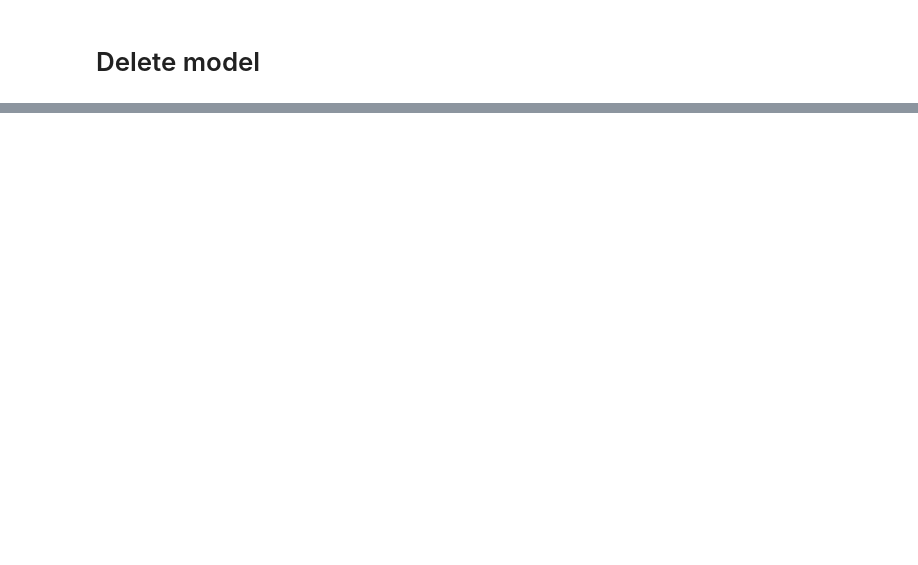
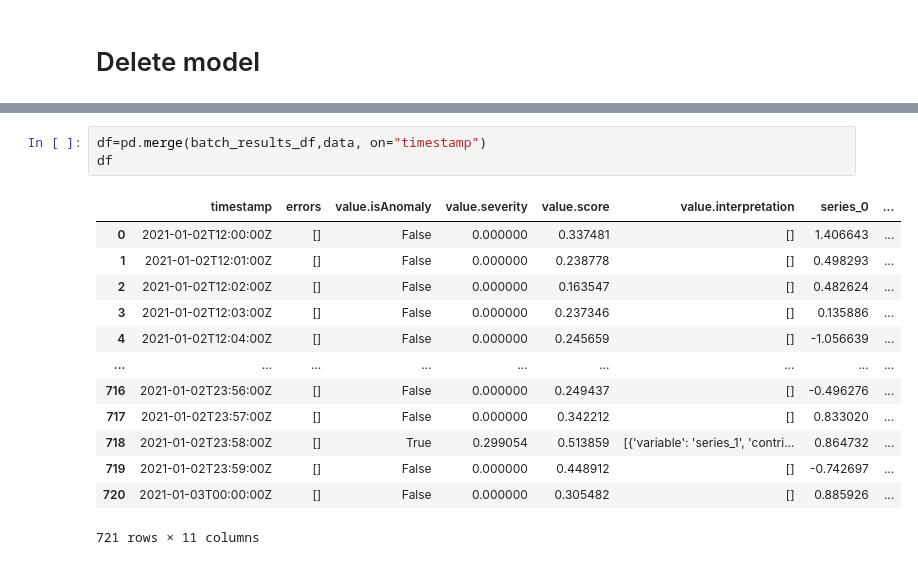
Before and after one commit to jr-MS/mvad-ga-bugbash, a Jupyter notebook: Multivariate Anomaly Detection API Sample.ipynb, the cells around one changed output, grey strips where cells are left out. Saved outputs shown, nothing was run; the diff lists cells and outputs as text; blank space fills up the shorter version.

```diff
--- a/Multivariate Anomaly Detection API Sample.ipynb
+++ b/Multivariate Anomaly Detection API Sample.ipynb
@@ -106,0 +300,17 @@ print(res.content)
+# %%
+df=pd.merge(batch_results_df,data, on="timestamp")
+df
+# %% [output]
+|  | timestamp | errors | value.isAnomaly | value.severity | value.score | value.interpretation | series_0 | ... |
+| 0 | 2021-01-02T12:00:00Z | [] | False | 0.000000 | 0.337481 | [] | 1.406643 | ... |
+| 1 | 2021-01-02T12:01:00Z | [] | False | 0.000000 | 0.238778 | [] | 0.498293 | ... |
+| 2 | 2021-01-02T12:02:00Z | [] | False | 0.000000 | 0.163547 | [] | 0.482624 | ... |
+| 3 | 2021-01-02T12:03:00Z | [] | False | 0.000000 | 0.237346 | [] | 0.135886 | ... |
+| 4 | 2021-01-02T12:04:00Z | [] | False | 0.000000 | 0.245659 | [] | -1.056639 | ... |
+| ... | ... | ... | ... | ... | ... | ... | ... | ... |
+| 716 | 2021-01-02T23:56:00Z | [] | False | 0.000000 | 0.249437 | [] | -0.496276 | ... |
+| 717 | 2021-01-02T23:57:00Z | [] | False | 0.000000 | 0.342212 | [] | 0.833020 | ... |
+| 718 | 2021-01-02T23:58:00Z | [] | True | 0.299054 | 0.513859 | [{'variable': 'series_1', 'contri... | 0.864732 | ... |
+| 719 | 2021-01-02T23:59:00Z | [] | False | 0.000000 | 0.448912 | [] | -0.742697 | ... |
+| 720 | 2021-01-03T00:00:00Z | [] | False | 0.000000 | 0.305482 | [] | 0.885926 | ... |
+721 rows × 11 columns
```
Also changed, not shown: parts of 23 cells of this notebook, 1 other file.
